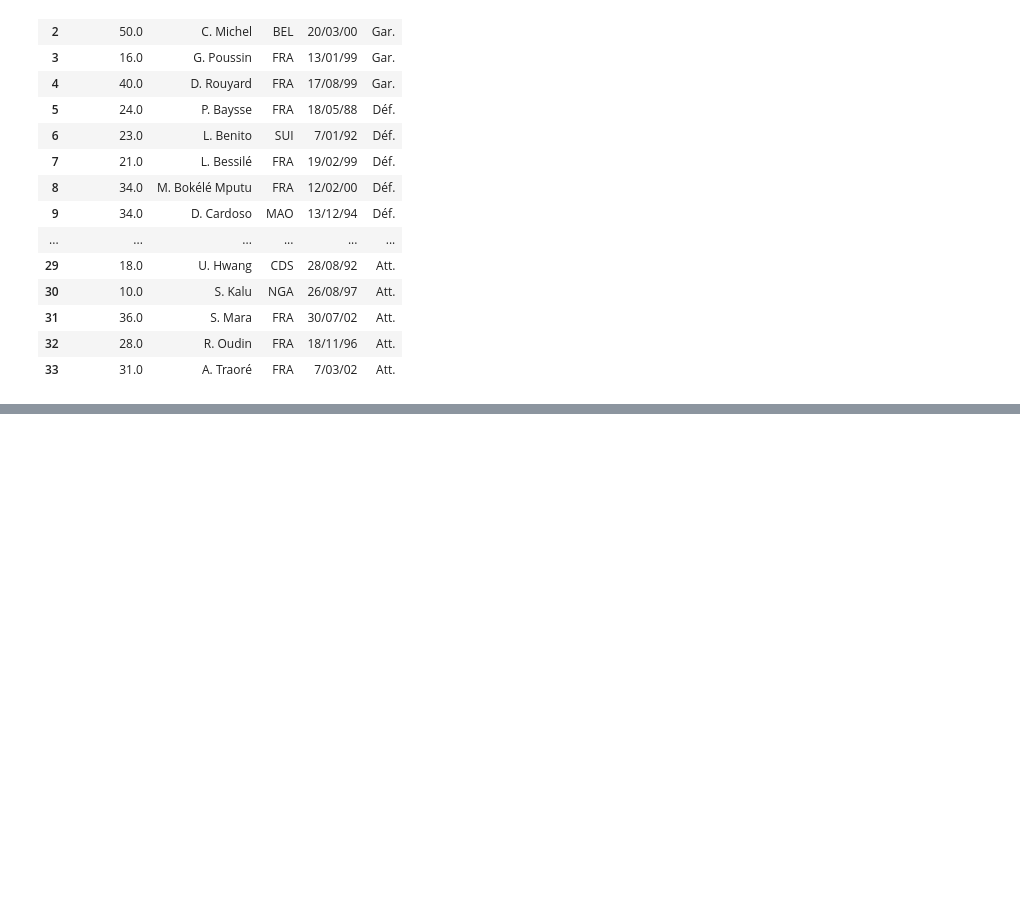
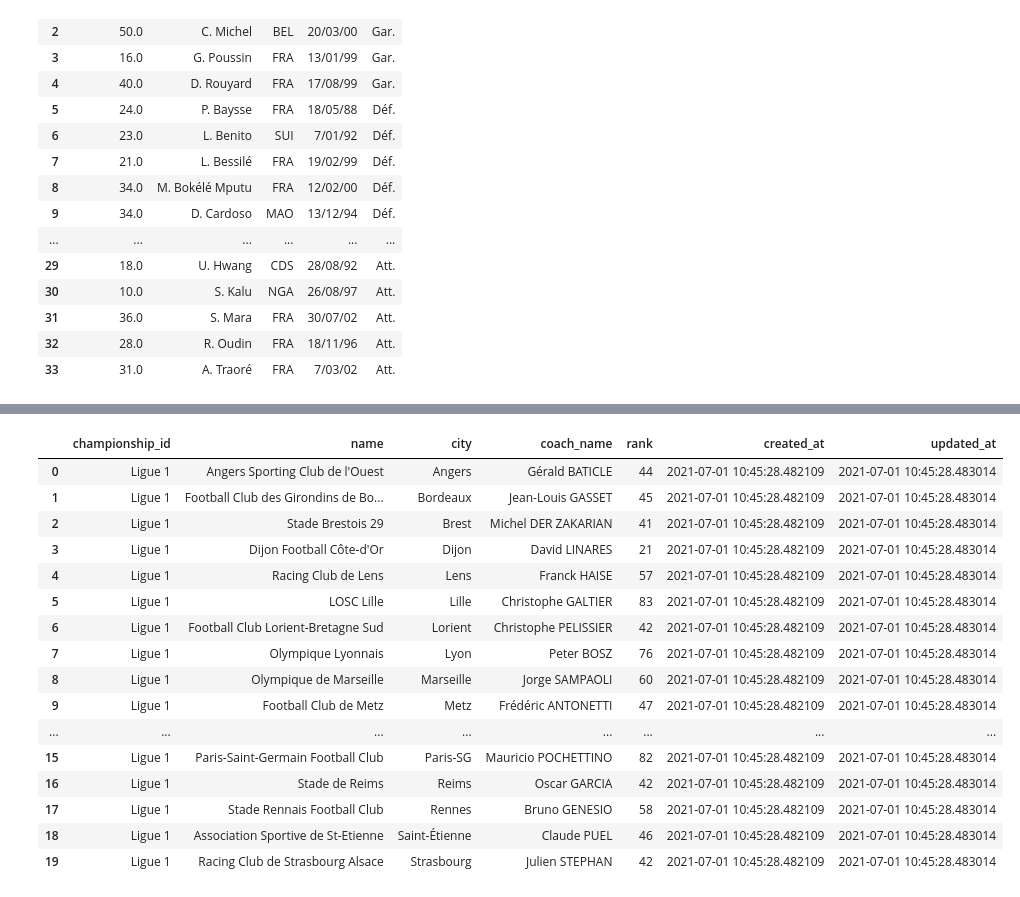
Before and after one commit to clement-camara/brief-foot, a Jupyter notebook: scrapping_teams.ipynb, the cells around one changed output, grey strips where cells are left out. Drawn from its saved outputs; the diff is of its cells as text; code cells hidden in the pictures; blank space fills up the shorter version.

Commit message:
prepare table teams, fill matchs, modify players

```diff
--- a/scrapping_teams.ipynb
+++ b/scrapping_teams.ipynb
@@ -124,3 +125,9 @@ list_dfs[1][2]
 | 31 | 36.0 | S. Mara | FRA | 30/07/02 | Att. |
 | 32 | 28.0 | R. Oudin | FRA | 18/11/96 | Att. |
 | 33 | 31.0 | A. Traoré | FRA | 7/03/02 | Att. |
+# %%
+df_classement = pd.read_html('https://www.lequipe.fr/Football/ligue-1/saison-2020-2021/page-classement-equipes/general')[0]
+df_classement = df_classement.rename(columns={'Unnamed: 1':'Equipe'})
+df_rank = df_classement[['Equipe','pts']]
+df_rank = df_rank.sort_values(by='Equipe').reset_index()
+df_rank
@@ -126,0 +152,9 @@ list_dfs[1][2]
+# %%
+rows = []
+for i in range(len(list_dfs)):
+    dict_teams = {}
+    dict_teams['name'] = list_dfs[i][0][0][0].split(':')[1].strip()
+    dict_teams['coach_name'] = list_dfs[i][0][0][3].split(':')[1].strip()
+    rows.append(dict_teams)
+#list_dfs[0][0][0][3].split(':')[1].strip()
+rows
@@ -126,0 +179,3 @@ list_dfs[1][2]
+# %%
+df_teams = pd.DataFrame(rows)
+df_teams
@@ -126,0 +200,25 @@ list_dfs[1][2]
+# %%
+df_teams.insert(1,'city',df_rank['Equipe'])
+df_teams.insert(3,'rank', df_rank['pts'])
+df_teams.insert(0,'championship_id', 'Ligue 1')
+df_teams['created_at'] = datetime.now()
+df_teams['updated_at'] = datetime.now()
+df_teams
+# %% [output]
+|  | championship_id | name | city | coach_name | rank | created_at | updated_at |
+| 0 | Ligue 1 | Angers Sporting Club de l'Ouest | Angers | Gérald BATICLE | 44 | 2021-07-01 10:45:28.482109 | 2021-07-01 10:45:28.483014 |
+| 1 | Ligue 1 | Football Club des Girondins de Bo... | Bordeaux | Jean-Louis GASSET | 45 | 2021-07-01 10:45:28.482109 | 2021-07-01 10:45:28.483014 |
+| 2 | Ligue 1 | Stade Brestois 29 | Brest | Michel DER ZAKARIAN | 41 | 2021-07-01 10:45:28.482109 | 2021-07-01 10:45:28.483014 |
+| 3 | Ligue 1 | Dijon Football Côte-d'Or | Dijon | David LINARES | 21 | 2021-07-01 10:45:28.482109 | 2021-07-01 10:45:28.483014 |
+| 4 | Ligue 1 | Racing Club de Lens | Lens | Franck HAISE | 57 | 2021-07-01 10:45:28.482109 | 2021-07-01 10:45:28.483014 |
+| 5 | Ligue 1 | LOSC Lille | Lille | Christophe GALTIER | 83 | 2021-07-01 10:45:28.482109 | 2021-07-01 10:45:28.483014 |
+| 6 | Ligue 1 | Football Club Lorient-Bretagne Sud | Lorient | Christophe PELISSIER | 42 | 2021-07-01 10:45:28.482109 | 2021-07-01 10:45:28.483014 |
+| 7 | Ligue 1 | Olympique Lyonnais | Lyon | Peter BOSZ | 76 | 2021-07-01 10:45:28.482109 | 2021-07-01 10:45:28.483014 |
+| 8 | Ligue 1 | Olympique de Marseille | Marseille | Jorge SAMPAOLI | 60 | 2021-07-01 10:45:28.482109 | 2021-07-01 10:45:28.483014 |
+| 9 | Ligue 1 | Football Club de Metz | Metz | Frédéric ANTONETTI | 47 | 2021-07-01 10:45:28.482109 | 2021-07-01 10:45:28.483014 |
+| ... | ... | ... | ... | ... | ... | ... | ... |
+| 15 | Ligue 1 | Paris-Saint-Germain Football Club | Paris-SG | Mauricio POCHETTINO | 82 | 2021-07-01 10:45:28.482109 | 2021-07-01 10:45:28.483014 |
+| 16 | Ligue 1 | Stade de Reims | Reims | Oscar GARCIA | 42 | 2021-07-01 10:45:28.482109 | 2021-07-01 10:45:28.483014 |
+| 17 | Ligue 1 | Stade Rennais Football Club | Rennes | Bruno GENESIO | 58 | 2021-07-01 10:45:28.482109 | 2021-07-01 10:45:28.483014 |
+| 18 | Ligue 1 | Association Sportive de St-Etienne | Saint-Étienne | Claude PUEL | 46 | 2021-07-01 10:45:28.482109 | 2021-07-01 10:45:28.483014 |
+| 19 | Ligue 1 | Racing Club de Strasbourg Alsace | Strasbourg | Julien STEPHAN | 42 | 2021-07-01 10:45:28.482109 | 2021-07-01 10:45:28.483014 |
```
Also changed, not shown: parts of 5 cells of this notebook, 3 other files.
